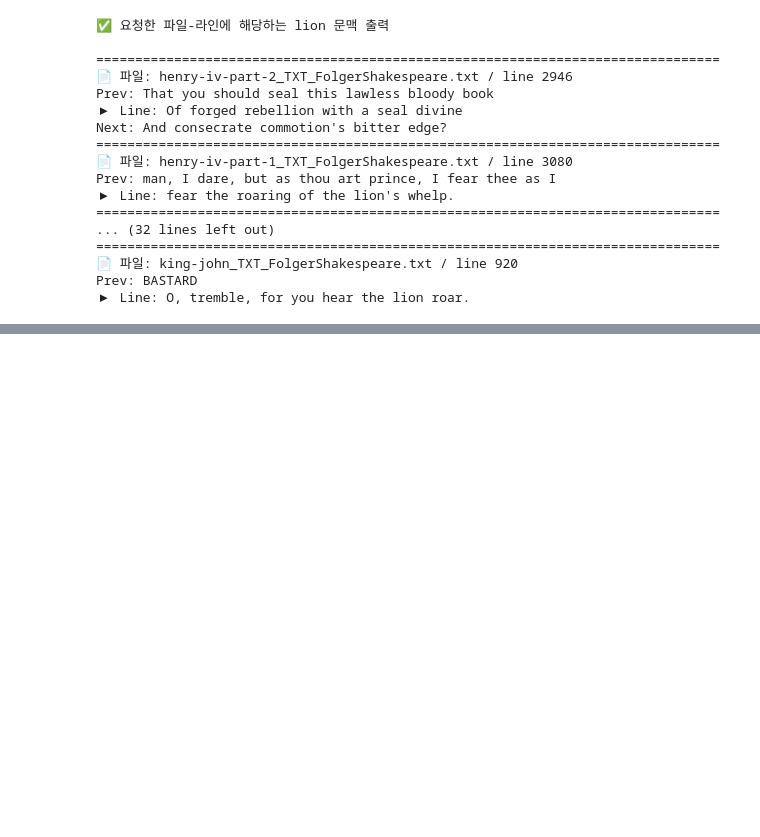
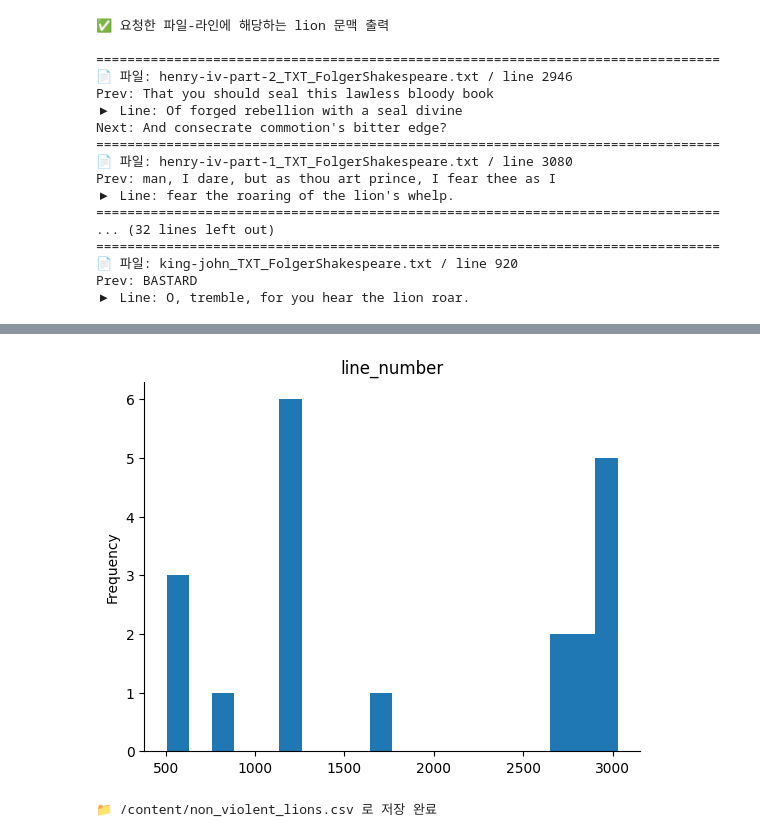
Before and after one commit to heesu15933-cmd/shakespeare-lion-analysis, a Jupyter notebook: gpt_api_test.ipynb, the cells around one changed output, grey strips where cells are left out. Saved outputs shown, nothing was run; the diff lists cells and outputs as text; code cells hidden in the pictures; blank space fills up the shorter version.

```diff
--- a/gpt_api_test.ipynb
+++ b/gpt_api_test.ipynb
@@ -1048,0 +1515,12 @@ Prev: BASTARD
+# %%
+from matplotlib import pyplot as plt
+_df_0['line_number'].plot(kind='hist', bins=20, title='line_number')
+plt.gca().spines[['top', 'right',]].set_visible(False)
+# %% [output]
+[figure, added]
+# %%
+# CSV로 저장해서 엑셀/구글시트에서 보기
+non_violent_df.to_csv("/content/non_violent_lions.csv", index=False)
+print("📁 /content/non_violent_lions.csv 로 저장 완료")
+# %% [output]
+📁 /content/non_violent_lions.csv 로 저장 완료
```
Also changed, not shown: parts of 33 cells of this notebook.
